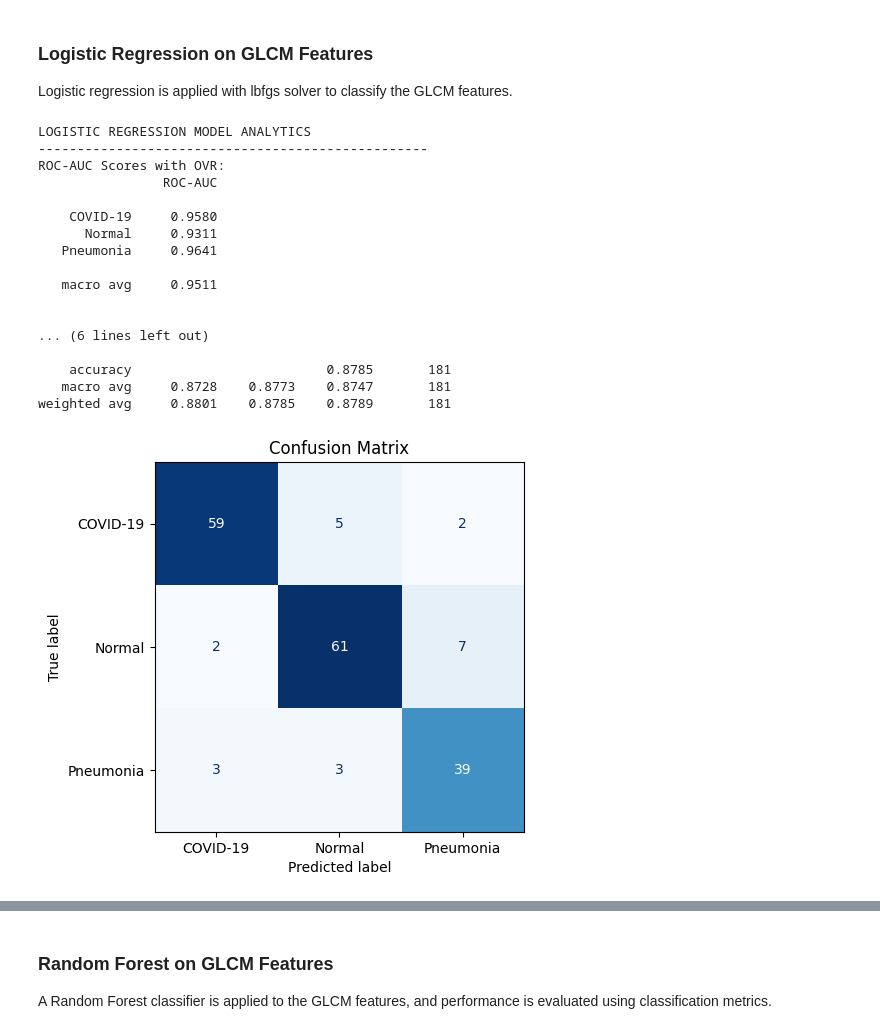
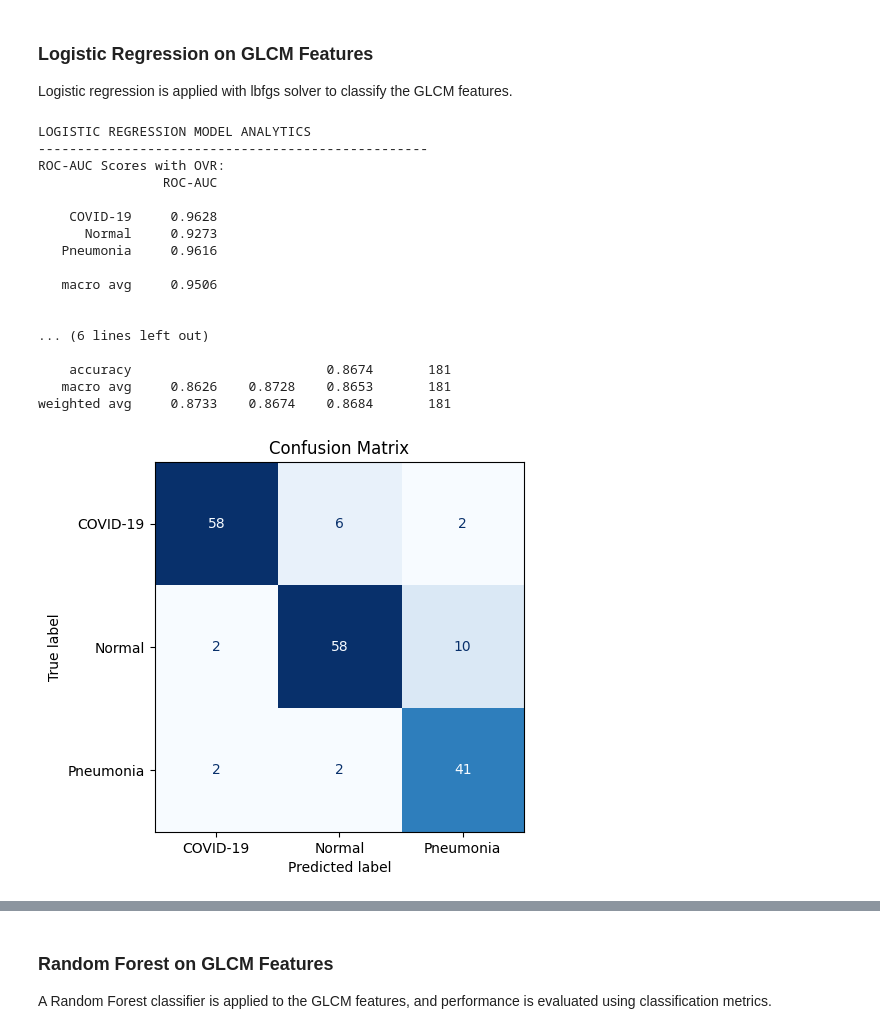
Before and after one commit to bdog18/ChestXRayClassifier, a Jupyter notebook: main.ipynb, the cells around one changed output, grey strips where cells are left out. Cells and saved outputs as stored; diff of their text form; code cells hidden in the pictures.

```diff
--- a/main.ipynb
+++ b/main.ipynb
@@ -816,30 +963,32 @@ Logistic regression is applied with lbfgs solver to classify the GLCM features.
 # %%
 from sklearn.linear_model import LogisticRegression
 
-lr_glcm = LogisticRegression(solver='lbfgs', random_state=RANDOM_STATE)
+lr_glcm = LogisticRegression(solver='lbfgs',
+                             class_weight='balanced',
+                             random_state=RANDOM_STATE)
 
 # Train the classifier
 lr_glcm.fit(X_train_glcm, y_train_glcm)
 # Get Results from Model
 get_model_analytics(lr_glcm, X_test_glcm, y_test_glcm)
 # %% [output]
 LOGISTIC REGRESSION MODEL ANALYTICS
 --------------------------------------------------
 ROC-AUC Scores with OVR:
                 ROC-AUC
 
-    COVID-19     0.9580
-      Normal     0.9311
-   Pneumonia     0.9641
+    COVID-19     0.9628
+      Normal     0.9273
+   Pneumonia     0.9616
 
-   macro avg     0.9511
+   macro avg     0.9506
 
 
 ... (6 lines left out)
 
-    accuracy                         0.8785       181
-   macro avg     0.8728    0.8773    0.8747       181
-weighted avg     0.8801    0.8785    0.8789       181
+    accuracy                         0.8674       181
+   macro avg     0.8626    0.8728    0.8653       181
+weighted avg     0.8733    0.8674    0.8684       181
-[figure, old version]
+[figure, new version]
 # %%
 param_grid = {
```
Also changed, not shown: parts of 29 cells of this notebook, 6 other files.
